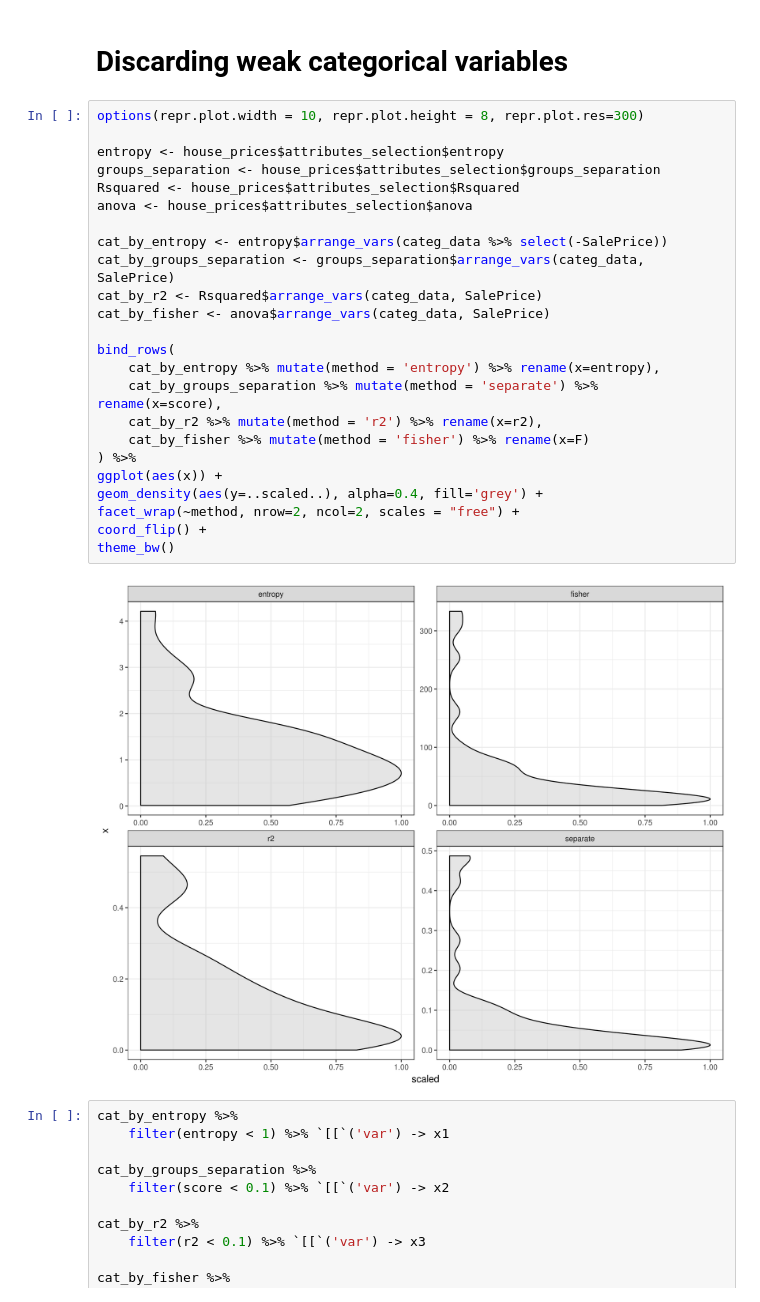
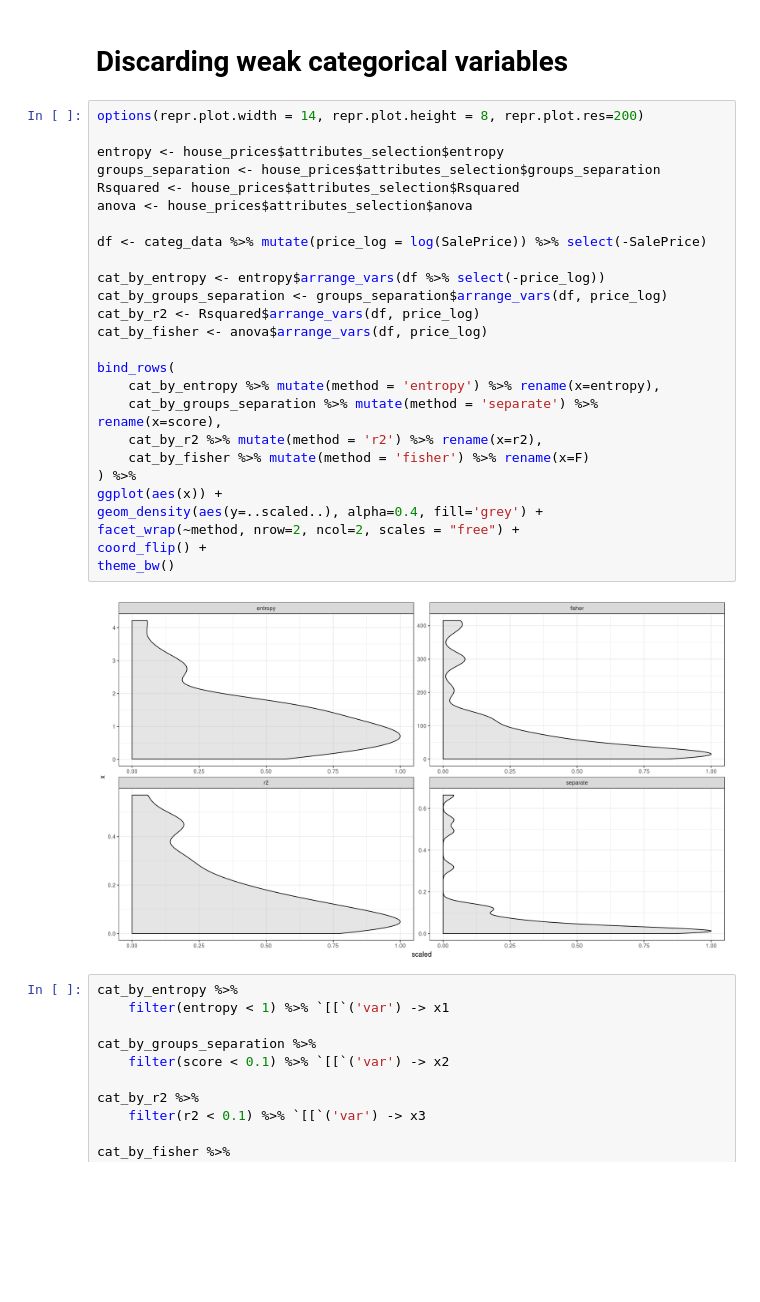
Before and after one commit to MatrixNorm/kaggle, a Jupyter notebook: rbooks/house_prices/01_first_look.ipynb, the cells around one changed output. Drawn from its saved outputs; the diff is of its cells as text; blank space fills up the shorter version.

```diff
--- a/rbooks/house_prices/01_first_look.ipynb
+++ b/rbooks/house_prices/01_first_look.ipynb
@@ -391,31 +389,33 @@ categ_vars_by_fisher %>% tail
 # %% [markdown]
 # Discarding weak categorical variables
 # %%
-options(repr.plot.width = 10, repr.plot.height = 8, repr.plot.res=300)
+options(repr.plot.width = 14, repr.plot.height = 8, repr.plot.res=200)
 
 entropy <- house_prices$attributes_selection$entropy
 groups_separation <- house_prices$attributes_selection$groups_separation
 Rsquared <- house_prices$attributes_selection$Rsquared
 anova <- house_prices$attributes_selection$anova
 
-cat_by_entropy <- entropy$arrange_vars(categ_data %>% select(-SalePrice))
-cat_by_groups_separation <- groups_separation$arrange_vars(categ_data, SalePrice)
-cat_by_r2 <- Rsquared$arrange_vars(categ_data, SalePrice)
-cat_by_fisher <- anova$arrange_vars(categ_data, SalePrice)
+df <- categ_data %>% mutate(price_log = log(SalePrice)) %>% select(-SalePrice)
+
+cat_by_entropy <- entropy$arrange_vars(df %>% select(-price_log))
+cat_by_groups_separation <- groups_separation$arrange_vars(df, price_log)
+cat_by_r2 <- Rsquared$arrange_vars(df, price_log)
+cat_by_fisher <- anova$arrange_vars(df, price_log)
 
 bind_rows(
     cat_by_entropy %>% mutate(method = 'entropy') %>% rename(x=entropy),
     cat_by_groups_separation %>% mutate(method = 'separate') %>% rename(x=score),
     cat_by_r2 %>% mutate(method = 'r2') %>% rename(x=r2),
     cat_by_fisher %>% mutate(method = 'fisher') %>% rename(x=F)
 ) %>%
 ggplot(aes(x)) +
 geom_density(aes(y=..scaled..), alpha=0.4, fill='grey') +
 facet_wrap(~method, nrow=2, ncol=2, scales = "free") +
 coord_flip() +
 theme_bw()
 # %% [output]
-[figure, old version]
+[figure, new version]
 # %%
 cat_by_entropy %>%
     filter(entropy < 1) %>% `[[`('var') -> x1
```
Also changed, not shown: parts of 1 cell of this notebook, 2 other files.
